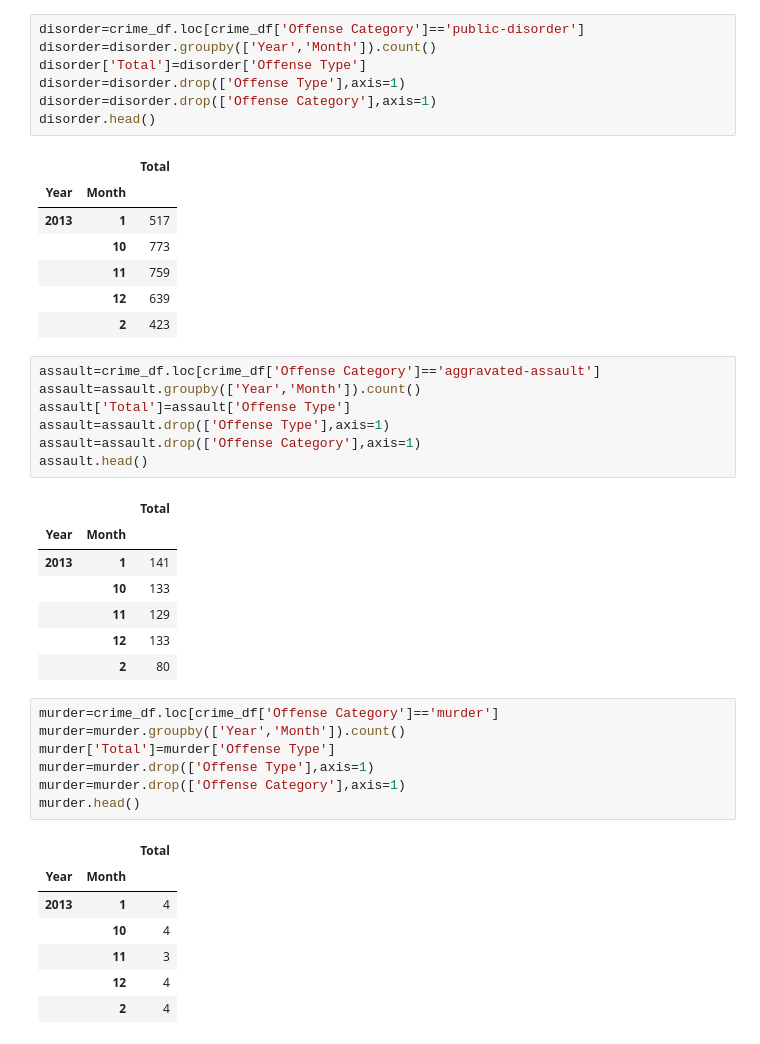
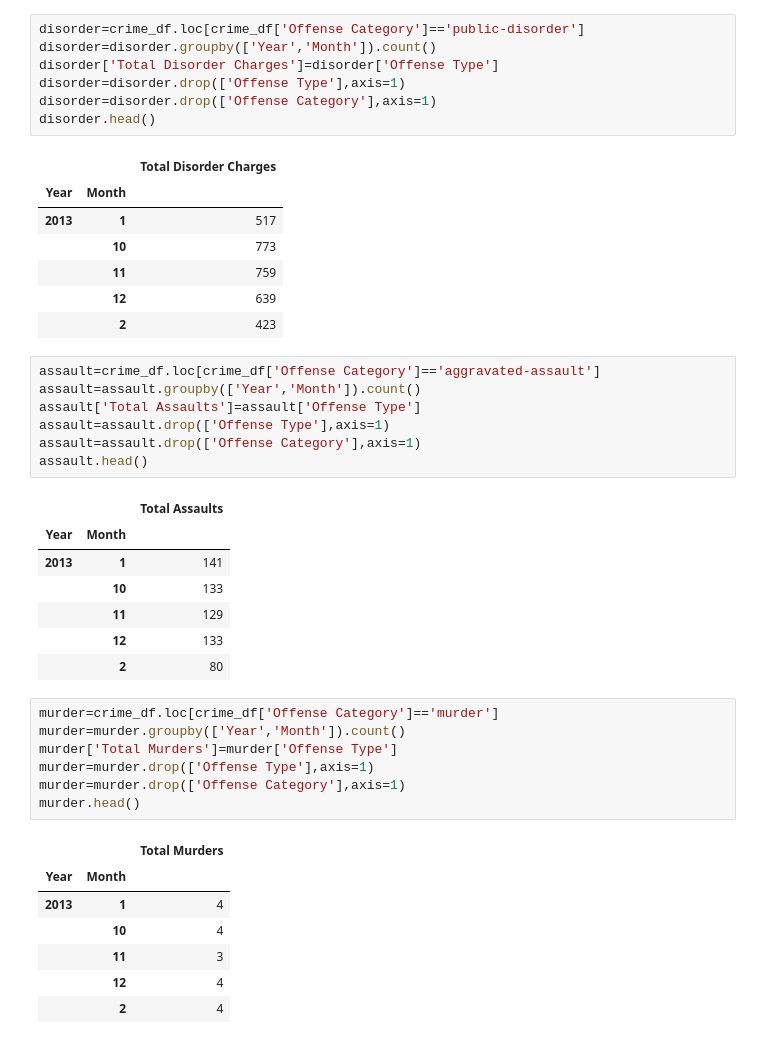
Before and after one commit to ethompson1988/Project-1, a Jupyter notebook: Untitled.ipynb, the cells around one changed output. Saved outputs shown, nothing was run; the diff lists cells and outputs as text.

```diff
--- a/Untitled.ipynb
+++ b/Untitled.ipynb
@@ -52,12 +63,12 @@ dui.head()
 # %%
 disorder=crime_df.loc[crime_df['Offense Category']=='public-disorder']
 disorder=disorder.groupby(['Year','Month']).count()
-disorder['Total']=disorder['Offense Type']
+disorder['Total Disorder Charges']=disorder['Offense Type']
 disorder=disorder.drop(['Offense Type'],axis=1)
 disorder=disorder.drop(['Offense Category'],axis=1)
 disorder.head()
 # %% [output]
-|  |  | Total |
+|  |  | Total Disorder Charges |
 | Year | Month |  |
 | 2013 | 1 | 517 |
 |  | 10 | 773 |
@@ -67,12 +78,12 @@ disorder.head()
 # %%
 assault=crime_df.loc[crime_df['Offense Category']=='aggravated-assault']
 assault=assault.groupby(['Year','Month']).count()
-assault['Total']=assault['Offense Type']
+assault['Total Assaults']=assault['Offense Type']
 assault=assault.drop(['Offense Type'],axis=1)
 assault=assault.drop(['Offense Category'],axis=1)
 assault.head()
 # %% [output]
-|  |  | Total |
+|  |  | Total Assaults |
 | Year | Month |  |
 | 2013 | 1 | 141 |
 |  | 10 | 133 |
@@ -82,12 +93,12 @@ assault.head()
 # %%
 murder=crime_df.loc[crime_df['Offense Category']=='murder']
 murder=murder.groupby(['Year','Month']).count()
-murder['Total']=murder['Offense Type']
+murder['Total Murders']=murder['Offense Type']
 murder=murder.drop(['Offense Type'],axis=1)
 murder=murder.drop(['Offense Category'],axis=1)
 murder.head()
 # %% [output]
-|  |  | Total |
+|  |  | Total Murders |
 | Year | Month |  |
 | 2013 | 1 | 4 |
 |  | 10 | 4 |
```
Also changed, not shown: parts of 11 cells of this notebook.
